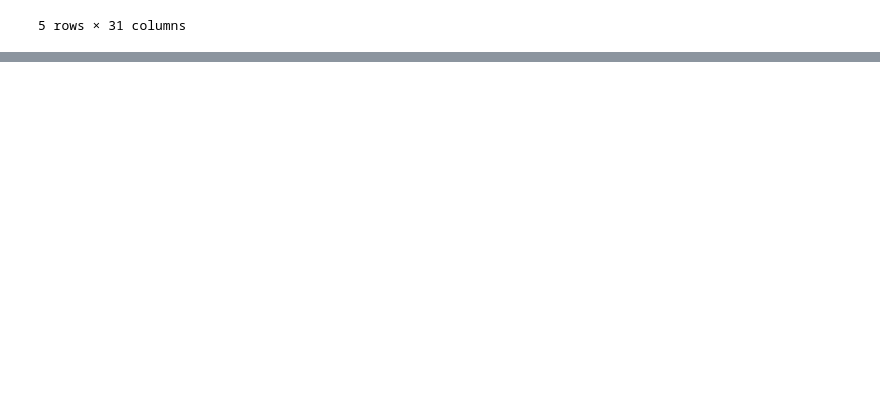
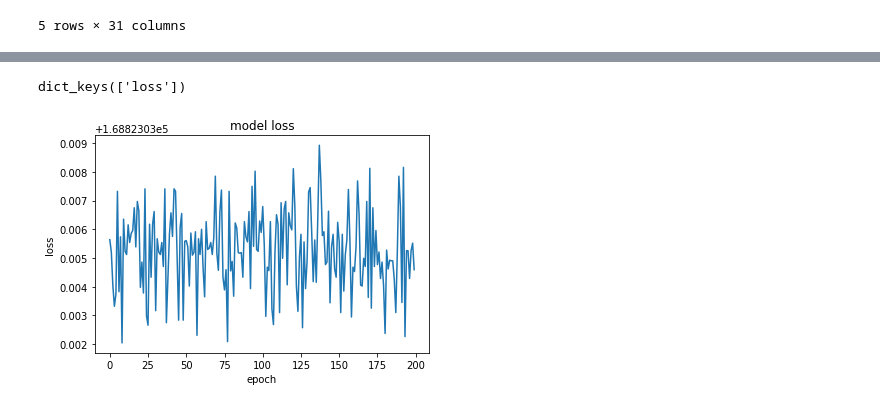
Before and after one commit to sekR4/pred_sale_01, a Jupyter notebook: simple_predictions.ipynb, the cells around one changed output, grey strips where cells are left out. Saved outputs shown, nothing was run; the diff lists cells and outputs as text; code cells hidden in the pictures; blank space fills up the shorter version.

Commit message:
finally solved the nan-issue. thx relu ^^

```diff
--- a/simple_predictions.ipynb
+++ b/simple_predictions.ipynb
@@ -322,0 +330,20 @@ print(len(df_zoom),len(df.DATE_ID.unique()))
+# %%
+split_time = 365*2
+time_train = time[:split_time]
+x_train = series[:split_time]
+time_valid = time[split_time:]
+x_valid = series[split_time:]
+
+window_size = 20
+batch_size = 32
+shuffle_buffer_size = 1000
+# %%
+dataset = windowed_dataset(x_train, window_size, batch_size, shuffle_buffer_size)
+# print(dataset)
+l0 = tf.keras.layers.Dense(1, input_shape=[window_size],activation="relu")
+model = tf.keras.models.Sequential([l0])
+# %%
+model.compile(loss="mse", optimizer=tf.keras.optimizers.Adam(learning_rate=0.00000000000001))
+model.fit(dataset,epochs=5,verbose=0)
+
+print("Layer weights {}".format(l0.get_weights()))
@@ -322,0 +405,17 @@ print(len(df_zoom),len(df.DATE_ID.unique()))
+# %%
+model.compile(loss="mse", optimizer=tf.keras.optimizers.Adam(learning_rate=0.00000000000001))
+history=model.fit(dataset,epochs=200,verbose=0)
+# %%
+print(history.history.keys())
+# %% [output]
+dict_keys(['loss'])
+# %%
+# summarize history for loss
+plt.plot(history.history['loss'])
+plt.title('model loss')
+plt.ylabel('loss')
+plt.xlabel('epoch')
+# plt.legend(['train', 'test'], loc='upper left')
+plt.show()
+# %% [output]
+[figure, added]
```
Also changed, not shown: parts of 25 cells of this notebook.
